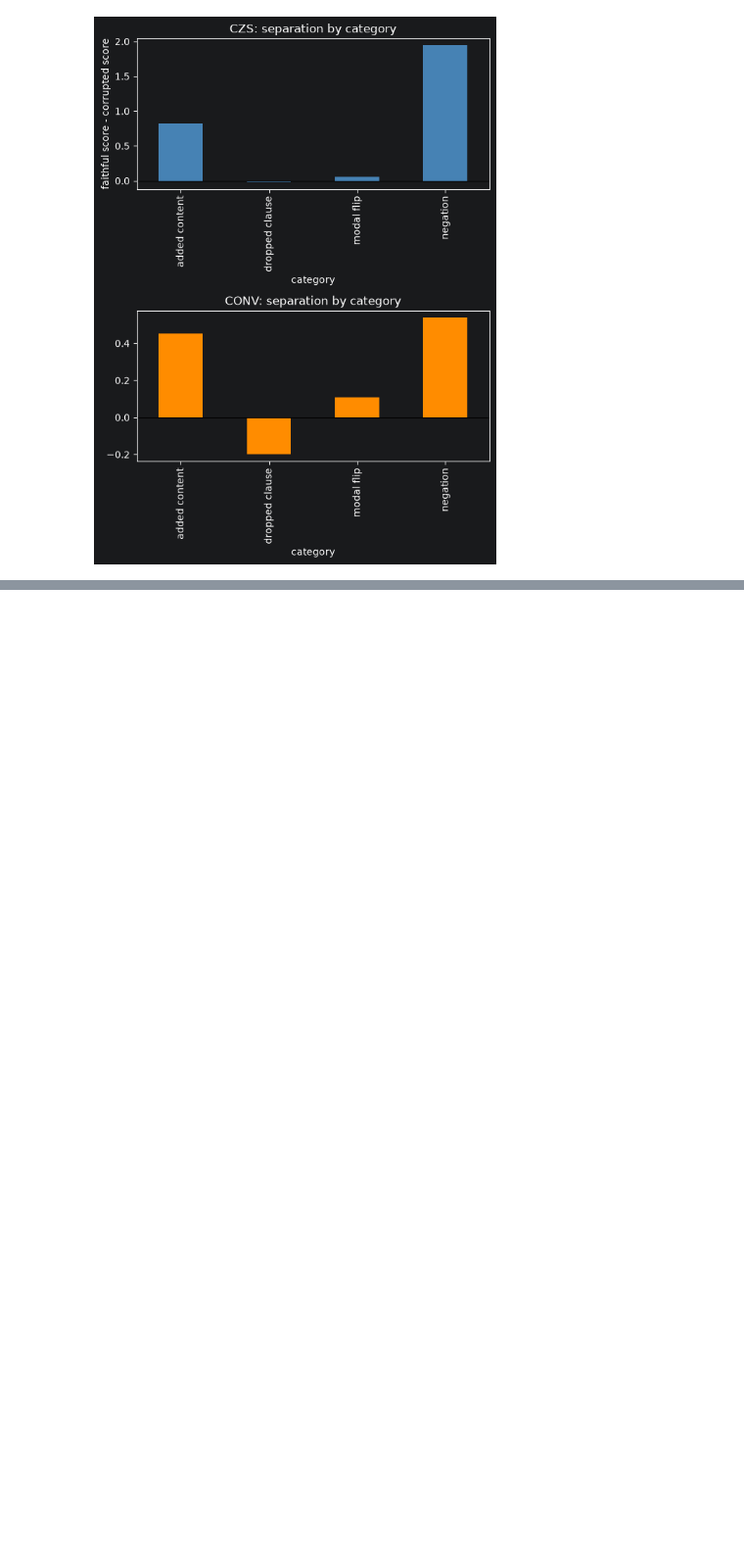
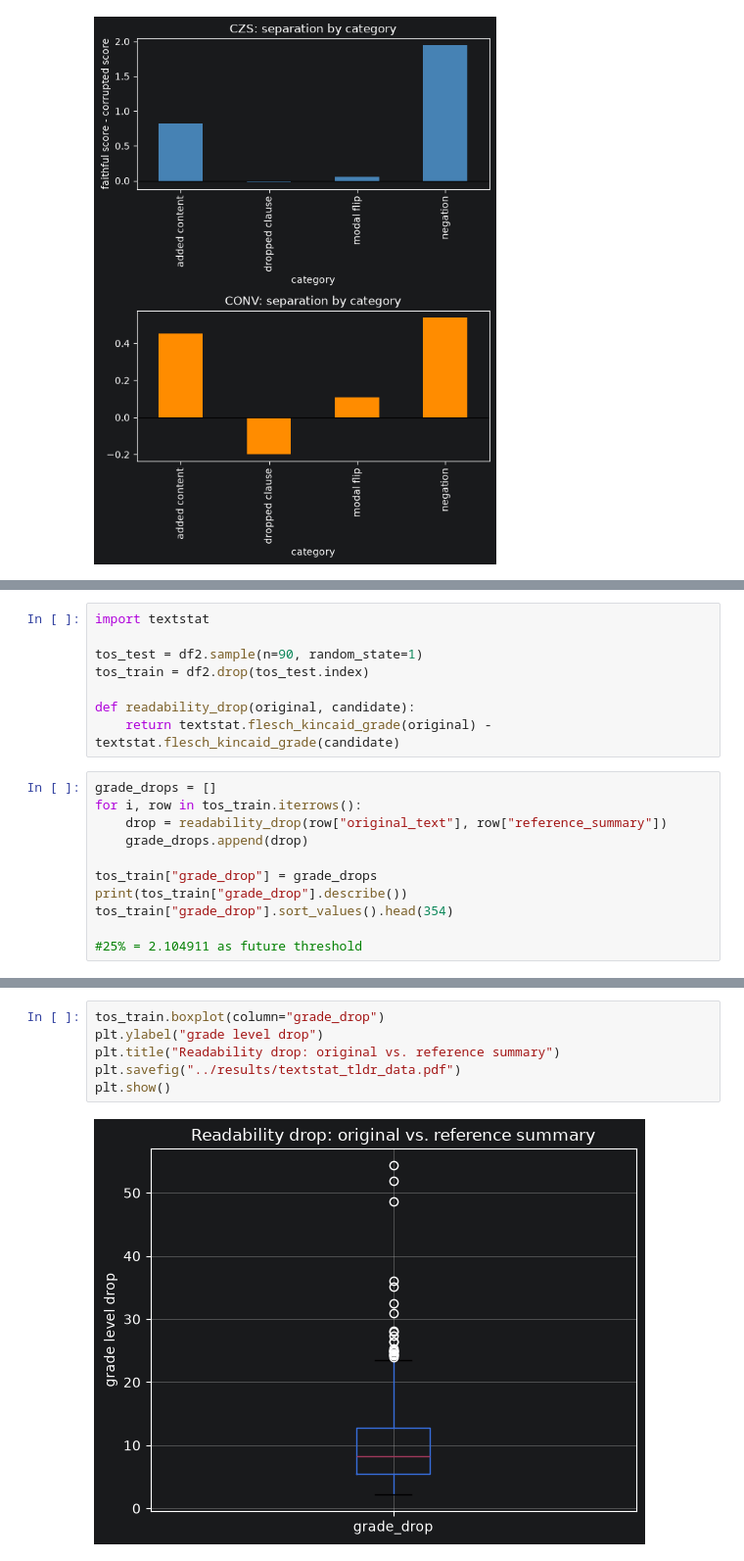
Before and after one commit to DanielBernard1/Legal-text-simplifier, a Jupyter notebook: notebooks/faithfullness_filter.ipynb, the cells around one changed output, grey strips where cells are left out. Shown at 98% size. Saved outputs shown, nothing was run; the diff lists cells and outputs as text; blank space fills up the shorter version.

```diff
--- a/notebooks/faithfullness_filter.ipynb
+++ b/notebooks/faithfullness_filter.ipynb
@@ -273,0 +282,19 @@ plt.show()
+# %%
+import textstat
+
+tos_test = df2.sample(n=90, random_state=1)
+tos_train = df2.drop(tos_test.index)
+
+def readability_drop(original, candidate):
+    return textstat.flesch_kincaid_grade(original) - textstat.flesch_kincaid_grade(candidate)
+# %%
+grade_drops = []
+for i, row in tos_train.iterrows():
+    drop = readability_drop(row["original_text"], row["reference_summary"])
+    grade_drops.append(drop)
+
+tos_train["grade_drop"] = grade_drops
+print(tos_train["grade_drop"].describe())
+tos_train["grade_drop"].sort_values().head(354)
+
+#25% = 2.104911 as future threshold
@@ -273,0 +323,8 @@ plt.show()
+# %%
+tos_train.boxplot(column="grade_drop")
+plt.ylabel("grade level drop")
+plt.title("Readability drop: original vs. reference summary")
+plt.savefig("../results/textstat_tldr_data.pdf")
+plt.show()
+# %% [output]
+[figure, added]
```
Also changed, not shown: parts of 8 cells of this notebook, 4 other files.
